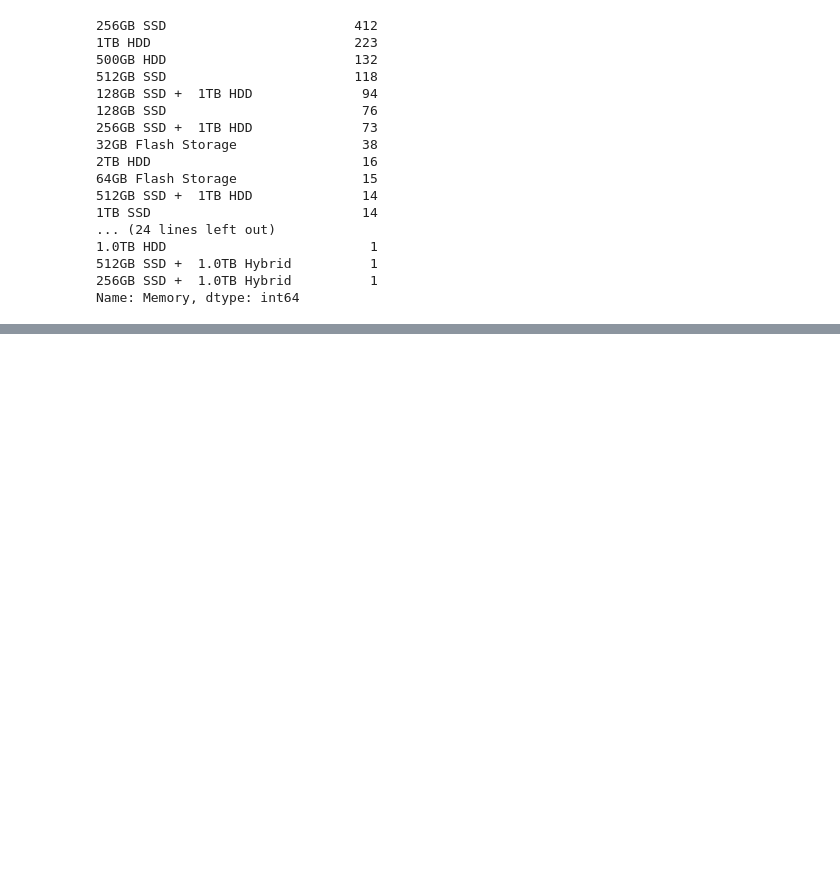
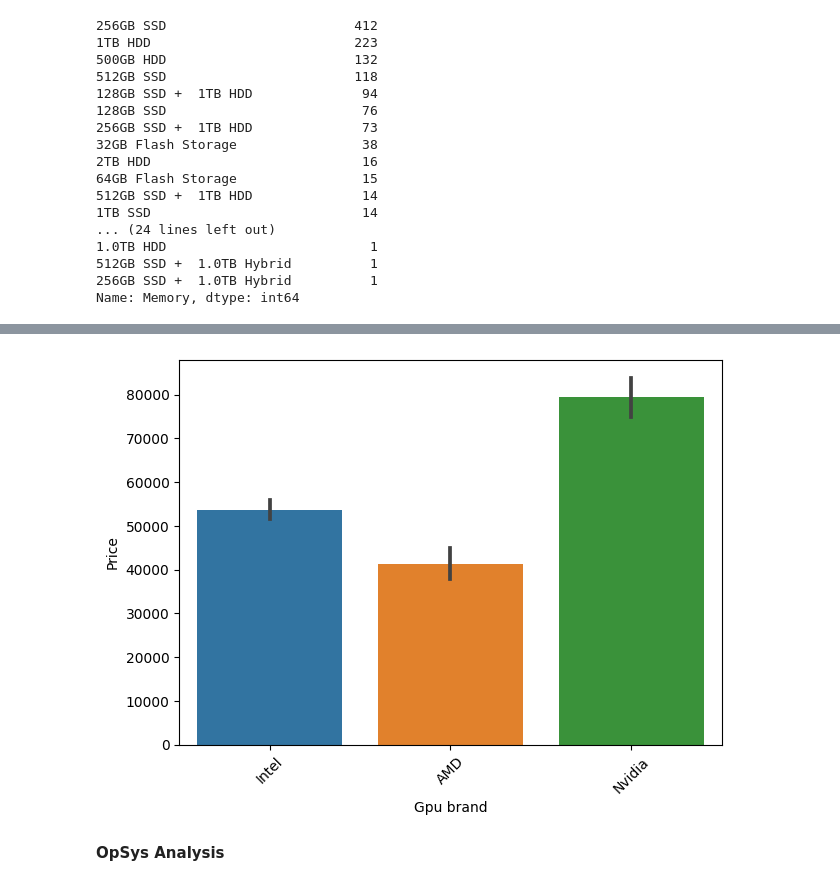
Before and after one commit to danishmeh/CampusX-ML, a Jupyter notebook: Laptop price prediction prooject/labtop.ipynb, the cells around one changed output, grey strips where cells are left out. Saved outputs shown, nothing was run; the diff lists cells and outputs as text; code cells hidden in the pictures; blank space fills up the shorter version.

```diff
--- a/Laptop price prediction prooject/labtop.ipynb
+++ b/Laptop price prediction prooject/labtop.ipynb
@@ -366,0 +424,8 @@ df.sample(1)
+# %%
+## Price Analysis with Gpu brand
+plt.figure(figsize=(7, 5))
+sns.barplot(x=df['Gpu brand'],y = df['Price'],data= df)
+plt.xticks(rotation=45)
+plt.show()
+# %% [output]
+[figure, added]
@@ -366,0 +434,2 @@ df.sample(1)
+# %% [markdown]
+**OpSys Analysis**
```
Also changed, not shown: parts of 25 cells of this notebook.
